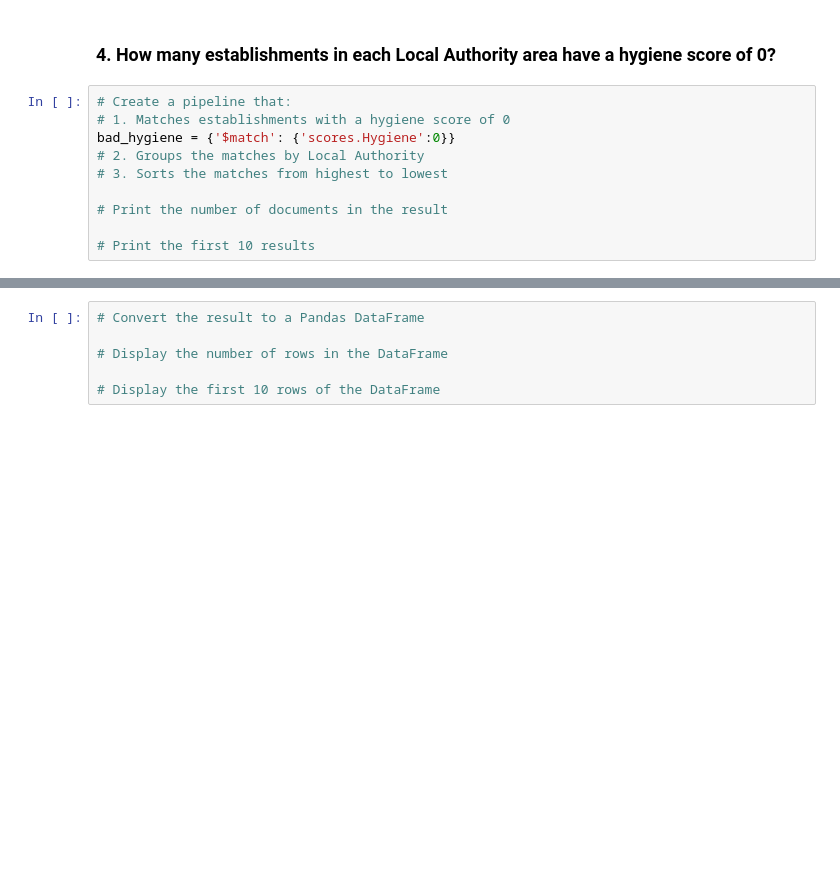
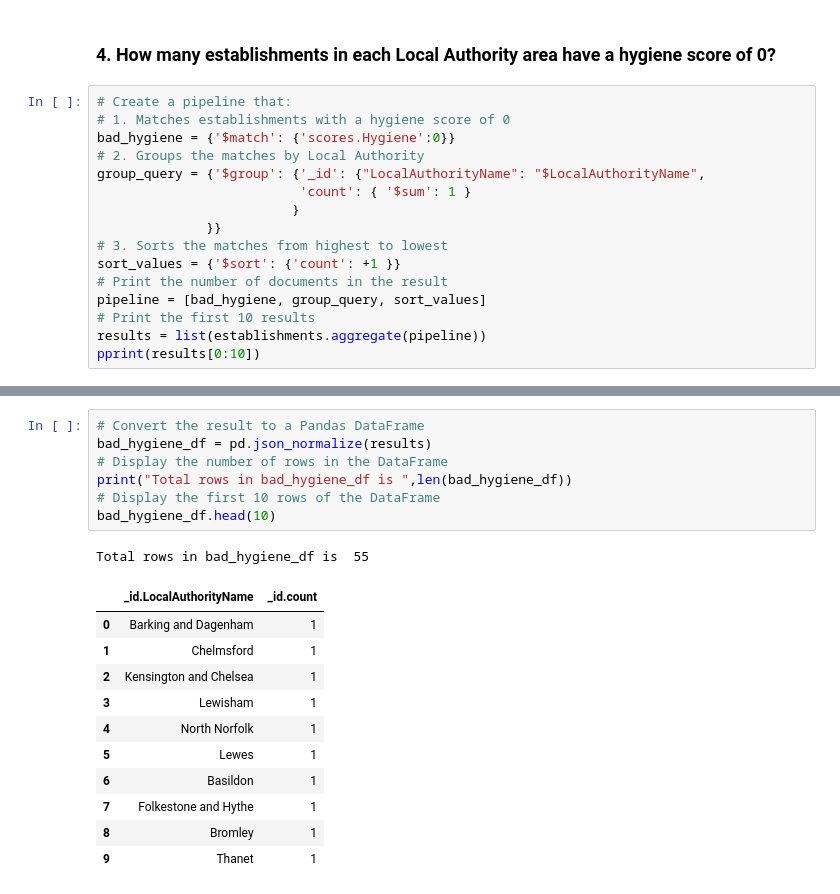
Before and after one commit to yosieph/nosql-challenge, a Jupyter notebook: NoSQL_analysis_starter.ipynb, the cells around one changed output, grey strips where cells are left out. Cells and saved outputs as stored; diff of their text form; blank space fills up the shorter version.

```diff
--- a/NoSQL_analysis_starter.ipynb
+++ b/NoSQL_analysis_starter.ipynb
@@ -226,8 +226,14 @@ print(df_1)
 # 1. Matches establishments with a hygiene score of 0
 bad_hygiene = {'$match': {'scores.Hygiene':0}}
 # 2. Groups the matches by Local Authority
+group_query = {'$group': {'_id': {"LocalAuthorityName": "$LocalAuthorityName",
+                          'count': { '$sum': 1 }
+                         }
+              }}
 # 3. Sorts the matches from highest to lowest
-
+sort_values = {'$sort': {'count': +1 }}
 # Print the number of documents in the result
-
+pipeline = [bad_hygiene, group_query, sort_values]
 # Print the first 10 results
+results = list(establishments.aggregate(pipeline))
+pprint(results[0:10])
@@ -234,6 +251,20 @@ bad_hygiene = {'$match': {'scores.Hygiene':0}}
 # %%
 # Convert the result to a Pandas DataFrame
-
+bad_hygiene_df = pd.json_normalize(results)
 # Display the number of rows in the DataFrame
-
+print("Total rows in bad_hygiene_df is ",len(bad_hygiene_df))
 # Display the first 10 rows of the DataFrame
+bad_hygiene_df.head(10)
+# %% [output]
+Total rows in bad_hygiene_df is  55
+|  | _id.LocalAuthorityName | _id.count |
+| 0 | Barking and Dagenham | 1 |
+| 1 | Chelmsford | 1 |
+| 2 | Kensington and Chelsea | 1 |
+| 3 | Lewisham | 1 |
+| 4 | North Norfolk | 1 |
+| 5 | Lewes | 1 |
+| 6 | Basildon | 1 |
+| 7 | Folkestone and Hythe | 1 |
+| 8 | Bromley | 1 |
+| 9 | Thanet | 1 |
```
Also changed, not shown: parts of 1 cell of this notebook.
